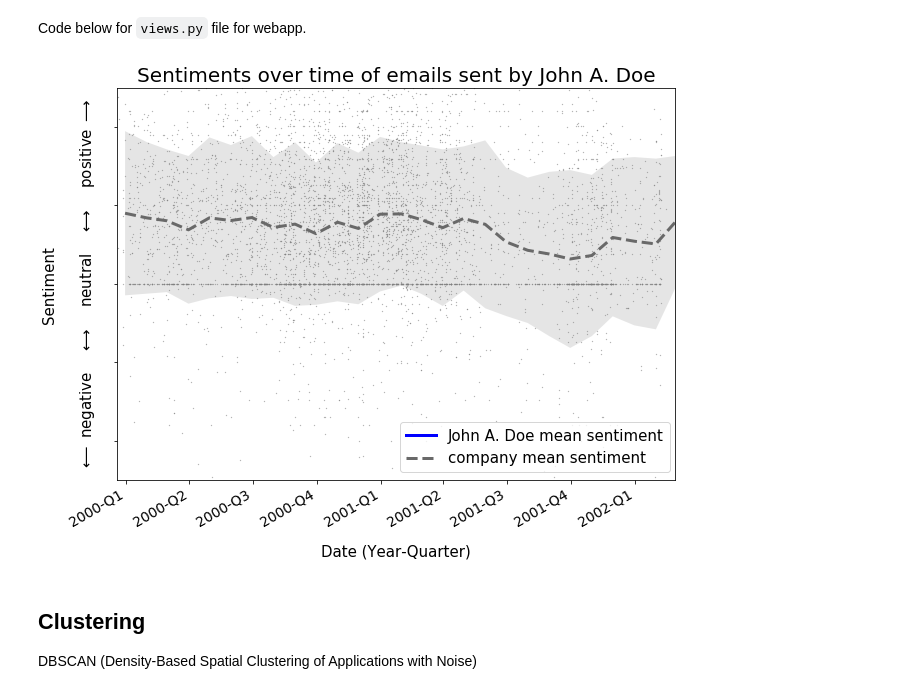
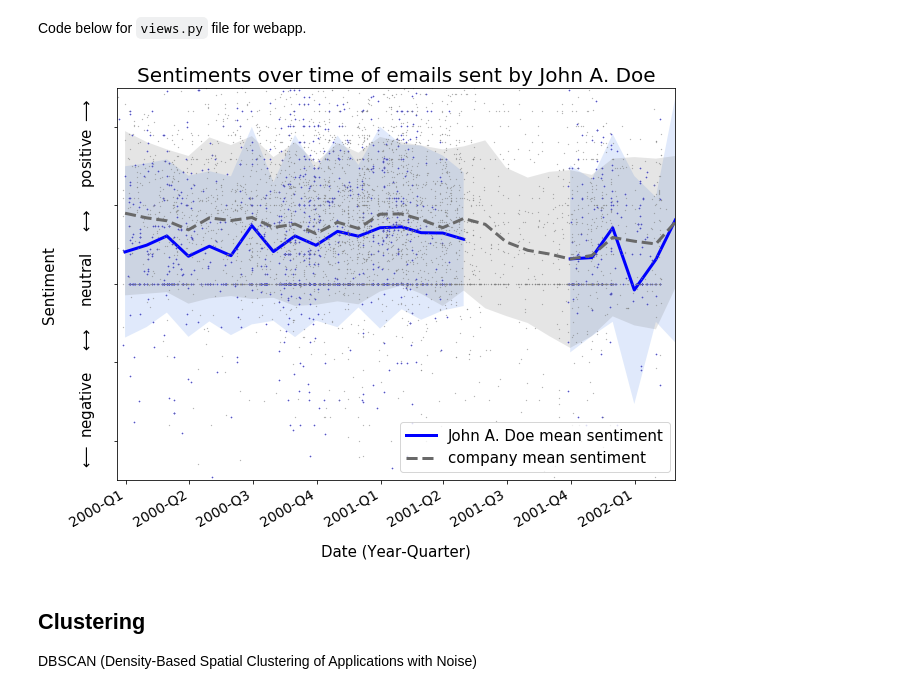
Before and after one commit to yuwie10/cultivate, a Jupyter notebook: notebooks/02-analysis.ipynb, the cells around one changed output. Saved outputs shown, nothing was run; the diff lists cells and outputs as text; code cells hidden in the pictures.

```diff
--- a/notebooks/02-analysis.ipynb
+++ b/notebooks/02-analysis.ipynb
@@ -493,7 +493,6 @@ ax.figure.savefig(save_image + 'sentiments-over-time.png',
 Code below for `views.py` file for webapp.
 # %%
 email = ''
-name = ''
 
 fig, ax = plt.subplots();
 fig.set_size_inches(10, 8)
@@ -526,34 +525,34 @@ plt.plot(mean_sentiment, '--', c = 'dimgray',
 plt.fill_between(x_fill, mean_sentiment - std, mean_sentiment + std,
                 alpha = 0.2, facecolor = 'gray');
 
 plt.gcf().autofmt_xdate();
 ax.set_xlim([dt(1999, 12, 20), dt(2002, 2, 28)]);
 ax.set_ylim(-0.5, 0.5);
 
 plt.title('Sentiments over time of emails sent by John A. Doe', fontsize = 20);
 plt.xlabel('Date (Year-Quarter)', fontsize = 15, labelpad = 15);
 plt.ylabel(y_label, fontsize = 15, labelpad = 20);
 
 #axis ticks
 plt.tick_params(axis = 'both', which = 'major',
                 labelsize = 14, labelleft = 'off');
 
 x_pos = ax.get_xticks()
 x_labels = np.array(['2000-Q1', '2000-Q2', '2000-Q3', '2000-Q4',
                     '2001-Q1', '2001-Q2', '2001-Q3', '2001-Q4',
                     '2002-Q1'])
 plt.xticks(x_pos, x_labels)
 
 lgd = plt.legend(bbox_to_anchor = (0.99, 0.02),
                  loc = 'lower right',
                  borderaxespad = 0.,
                  fontsize = 15,
                  markerscale = 2);
 
 ax.figure.savefig(save_image + 'indiv-sentiments.png',
                   bbox_extra_artists = (lgd,), bbox_inches = 'tight');
 # %% [output]
-[figure, old version]
+[figure, new version]
 # %% [markdown]
 ## Clustering
 
```
Also changed, not shown: parts of 1 cell of this notebook.
